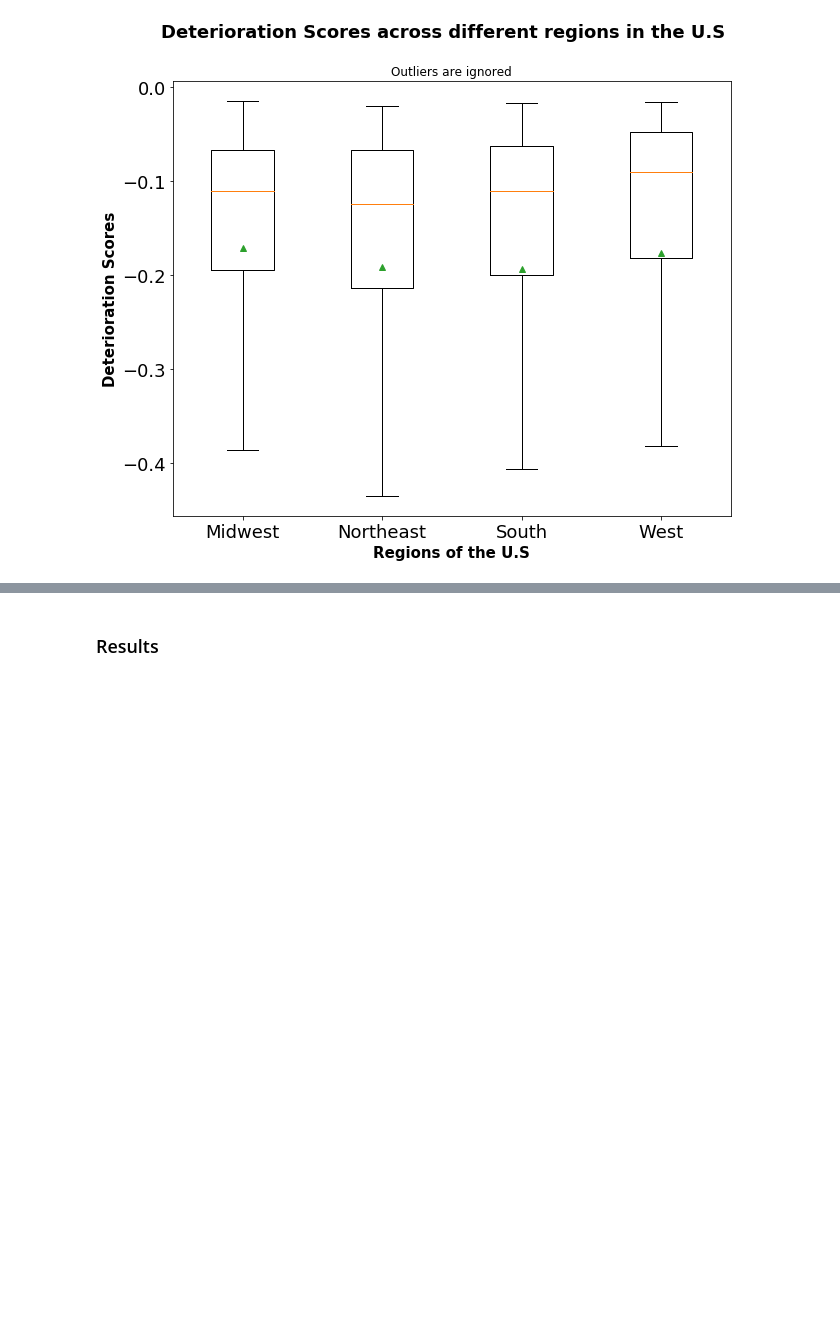
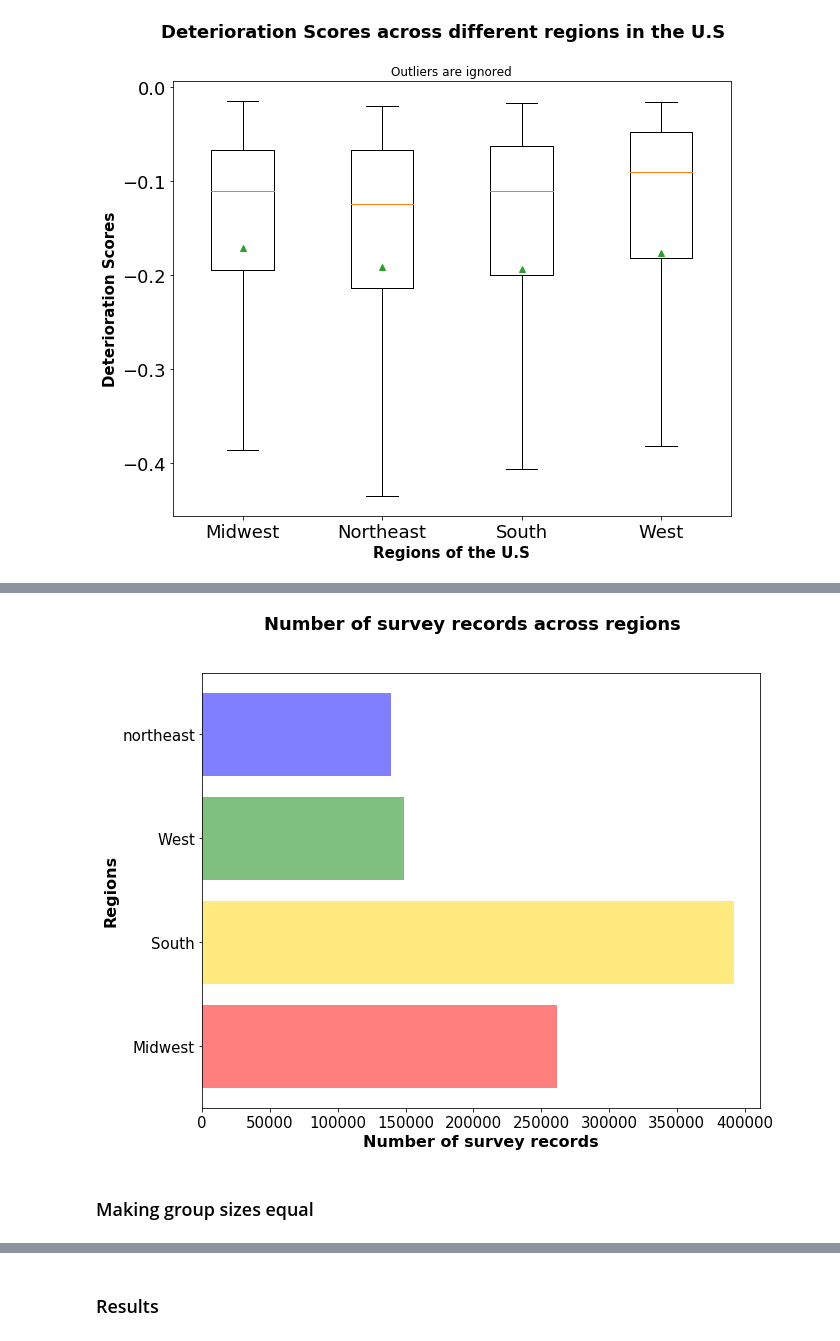
Before and after one commit to kaleoyster/thesis, a Jupyter notebook: methods/Baseline Score and Deterioration Score.ipynb, the cells around one changed output, grey strips where cells are left out. Cells and saved outputs as stored; diff of their text form; code cells hidden in the pictures; blank space fills up the shorter version.

```diff
--- a/methods/Baseline Score and Deterioration Score.ipynb
+++ b/methods/Baseline Score and Deterioration Score.ipynb
@@ -1134,0 +1190,21 @@ plt.show()
+# %%
+len_west = len(survey_records_west)
+len_midwest = len(survey_records_midwest)
+len_south = len(survey_records_south)
+len_northeast = len(survey_records_northeast)
+
+plt.figure(figsize=(10,8))
+plt.suptitle("Number of survey records across regions",fontsize=18 , fontweight = "bold")
+
+no_of_records = [len_west, len_midwest, len_south, len_northeast]
+regions = ["West", "Midwest", "South", "northeast"]
+plt.barh(regions, no_of_records, align = 'center', alpha = 0.5, color = ['Green','Red','Gold','Blue'])
+plt.xticks(size = 15)
+plt.yticks(size = 15)
+plt.xlabel("Number of survey records", fontweight = 'bold', fontsize = 16 )
+plt.ylabel("Regions", fontweight = 'bold', fontsize = 16)
+plt.show()
+# %% [output]
+[figure, added]
+# %% [markdown]
+### Making group sizes equal
```
Also changed, not shown: parts of 39 cells of this notebook.
